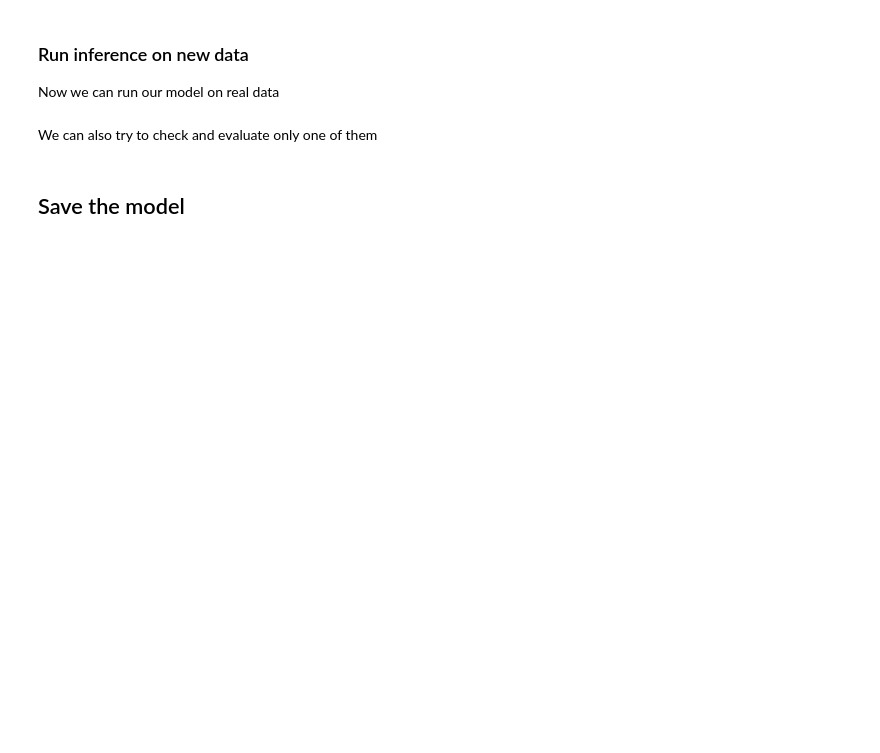
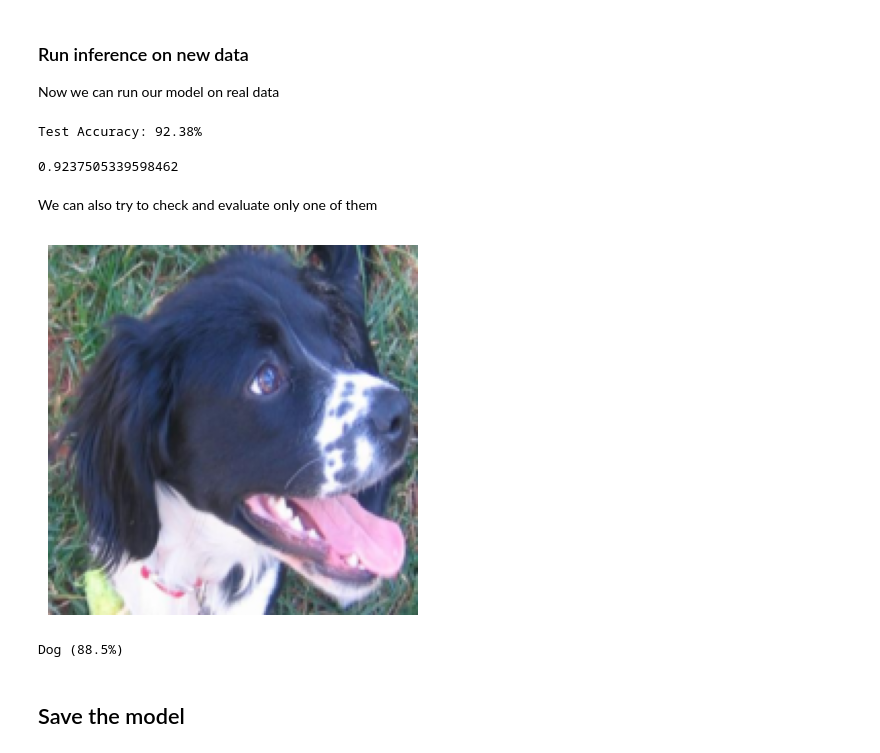
Before and after one commit to EdiOne07/DeepLearning-Experiments, a Jupyter notebook: CNN/cnn_experiment_1.ipynb, the cells around one changed output. Cells and saved outputs as stored; diff of their text form; code cells hidden in the pictures; blank space fills up the shorter version.

```diff
--- a/CNN/cnn_experiment_1.ipynb
+++ b/CNN/cnn_experiment_1.ipynb
@@ -448,7 +479,12 @@ def train_model(
     return train_losses, val_losses, train_accuracies, val_accuracies
 # %%
 # Restart the loading of the data to reset the iterator
-train_loader, test_loader, validation_loader, class_names = load_from_directory("./PetImages", transforms=data_augmentation_transforms, batch_size=128)
+train_loader, validation_loader, class_names = load_from_directory(
+    "./PetImages",
+    train_transforms=data_augmentation_transforms,
+    val_transforms=basic_transform,
+    batch_size=128
+)
 
 train_losses, val_losses, train_accuracies, val_accuracies = train_model(
     model=model,
@@ -518,32 +561,38 @@ def evaluate_model(
     print(f"Test Accuracy: {accuracy * 100:.2f}%")
     return accuracy
 
-evaluate_model(model, test_loader, device)
+evaluate_model(model, validation_loader, device)
+# %% [output]
+Test Accuracy: 92.38%
+0.9237505339598462
 # %% [markdown]
 We can also try to check and evaluate only one of them
 # %%
 def predict_one(model: nn.Module, image: torch.Tensor, device: torch.device) -> str:
     model.eval()
     image = image.unsqueeze(0).to(device)
 
     with torch.inference_mode():
         output = torch.sigmoid(model(image).squeeze())
 
     pred_index = int(output >= 0.5)
     confidence = output.item() if pred_index == 1 else 1 - output.item()
 
     return f"{class_names[pred_index]} ({confidence * 100:.1f}%)"
 
 def display_image(image: torch.Tensor) -> None:
     image = image.numpy().transpose((1, 2, 0))
 
     plt.imshow(image)
     plt.axis("off")
     plt.show()
 
-image = next(iter(test_loader))[0][0]
+image = next(iter(validation_loader))[0][1]
 display_image(image)
 print(predict_one(model, image, device))
+# %% [output]
+[figure, added]
+Dog (88.5%)
 # %% [markdown]
 ## Save the model
 # %%
```
Also changed, not shown: parts of 9 cells of this notebook, 3 other files.
